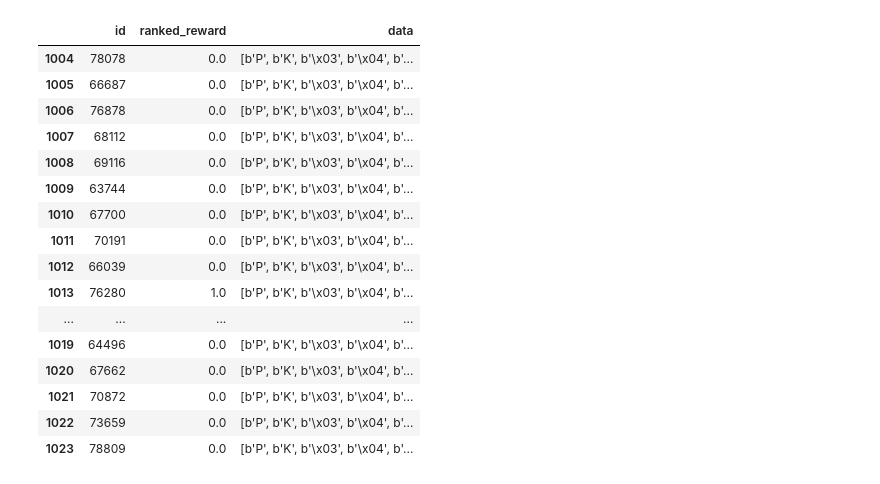
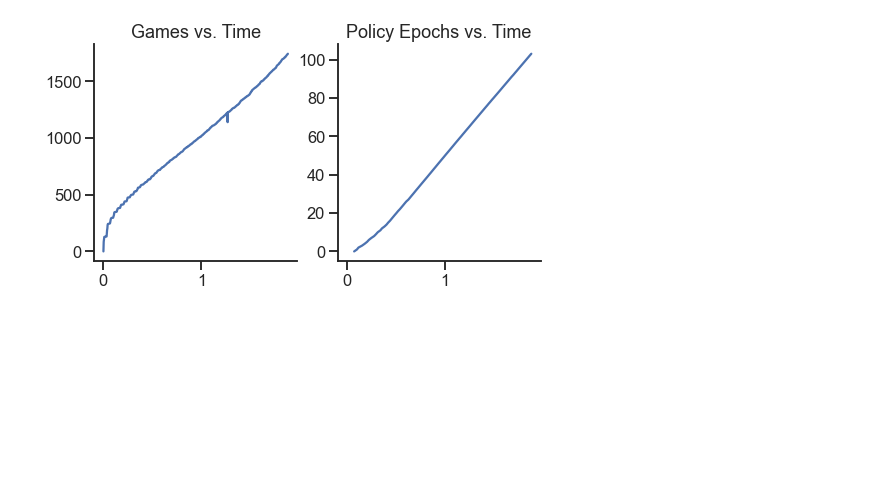
Before and after one commit to NREL/rlmolecule, a Jupyter notebook: stable_radical_optimization/monitor_progress.ipynb, the cells around one changed output. Saved outputs shown, nothing was run; the diff lists cells and outputs as text; code cells hidden in the pictures; blank space fills up the shorter version.

```diff
--- a/stable_radical_optimization/monitor_progress.ipynb
+++ b/stable_radical_optimization/monitor_progress.ipynb
@@ -102,20 +68,11 @@ Text(0.5, 1.0, 'Loss for random predictions')
-# %%
-df.tail(20)
-# %% [output]
-|  | id | ranked_reward | data |
-| 1004 | 78078 | 0.0 | [b'P', b'K', b'\x03', b'\x04', b'... |
-| 1005 | 66687 | 0.0 | [b'P', b'K', b'\x03', b'\x04', b'... |
-| 1006 | 76878 | 0.0 | [b'P', b'K', b'\x03', b'\x04', b'... |
-| 1007 | 68112 | 0.0 | [b'P', b'K', b'\x03', b'\x04', b'... |
-| 1008 | 69116 | 0.0 | [b'P', b'K', b'\x03', b'\x04', b'... |
-| 1009 | 63744 | 0.0 | [b'P', b'K', b'\x03', b'\x04', b'... |
-| 1010 | 67700 | 0.0 | [b'P', b'K', b'\x03', b'\x04', b'... |
-| 1011 | 70191 | 0.0 | [b'P', b'K', b'\x03', b'\x04', b'... |
-| 1012 | 66039 | 0.0 | [b'P', b'K', b'\x03', b'\x04', b'... |
-| 1013 | 76280 | 1.0 | [b'P', b'K', b'\x03', b'\x04', b'... |
-| ... | ... | ... | ... |
-| 1019 | 64496 | 0.0 | [b'P', b'K', b'\x03', b'\x04', b'... |
-| 1020 | 67662 | 0.0 | [b'P', b'K', b'\x03', b'\x04', b'... |
-| 1021 | 70872 | 0.0 | [b'P', b'K', b'\x03', b'\x04', b'... |
-| 1022 | 73659 | 0.0 | [b'P', b'K', b'\x03', b'\x04', b'... |
-| 1023 | 78809 | 0.0 | [b'P', b'K', b'\x03', b'\x04', b'... |
+# %%
+fig, axs = plt.subplots(figsize=(8,4), sharex=True, ncols=2)
+axs[0].plot(df.time_hours, df.index)
+axs[1].plot(log.time_hours, log.index)
+
+axs[0].set_title('Games vs. Time')
+axs[1].set_title('Policy Epochs vs. Time')
+
+sns.despine()
+# %% [output]
+[figure, added]
```
Also changed, not shown: parts of 40 cells of this notebook, 8 other files.
